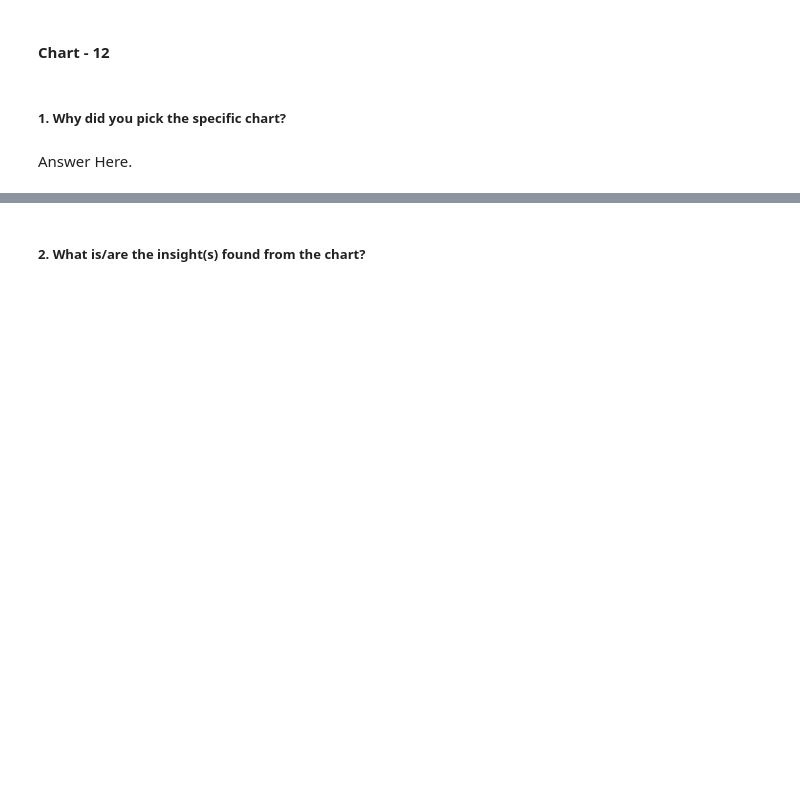
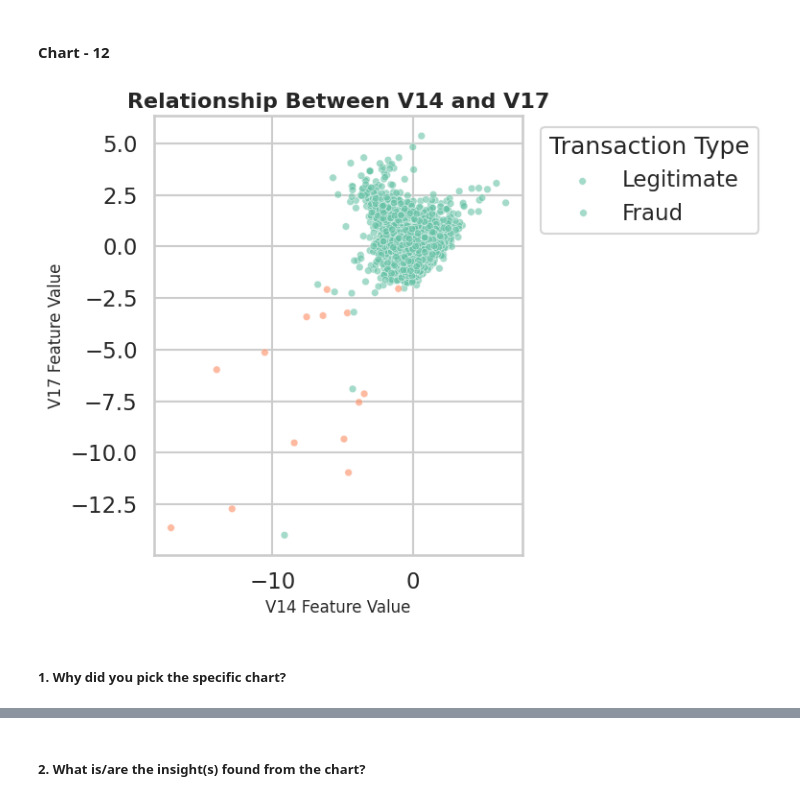
Before and after one commit to Krishna-matic/Credit-Card-Fraud-Detection-EDA, a Jupyter notebook: EDA_Submission_Template(1).ipynb, the cells around one changed output, grey strips where cells are left out. Saved outputs shown, nothing was run; the diff lists cells and outputs as text; code cells hidden in the pictures; blank space fills up the shorter version.

Commit message:
Chart 12 Added

```diff
--- a/EDA_Submission_Template(1).ipynb
+++ b/EDA_Submission_Template(1).ipynb
@@ -1013,4 +1011,44 @@ The clear separation of V12 values between legitimate and fraudulent transaction
+# %%
+# Chart - 12 visualization code
+# Set theme
+sns.set_theme(style="whitegrid", context="talk")
+
+# Sample data for faster plotting
+sample_df = df.sample(10000, random_state=42)
+
+# Create figure
+plt.figure(figsize=(8,6))
+
+# Scatter plot
+sns.scatterplot(
+    data=sample_df,
+    x='V14',
+    y='V17',
+    hue='Class',
+    palette=['#66c2a5', '#fc8d62'],
+    alpha=0.6,
+    s=30
+)
+
+plt.title(
+    "Relationship Between V14 and V17",
+    fontsize=16,
+    fontweight='bold'
+)
+
+plt.xlabel("V14 Feature Value", fontsize=12)
+plt.ylabel("V17 Feature Value", fontsize=12)
+
+plt.legend(
+    title="Transaction Type",
+    labels=["Legitimate", "Fraud"],
+    bbox_to_anchor=(1.02, 1),
+    loc="upper left"
+)
+
+plt.tight_layout()
+plt.show()
+# %% [output]
+[figure, added]
 # %% [markdown]
 ##### 1. Why did you pick the specific chart?
-# %% [markdown]
-Answer Here.
```
Also changed, not shown: parts of 6 cells of this notebook.
